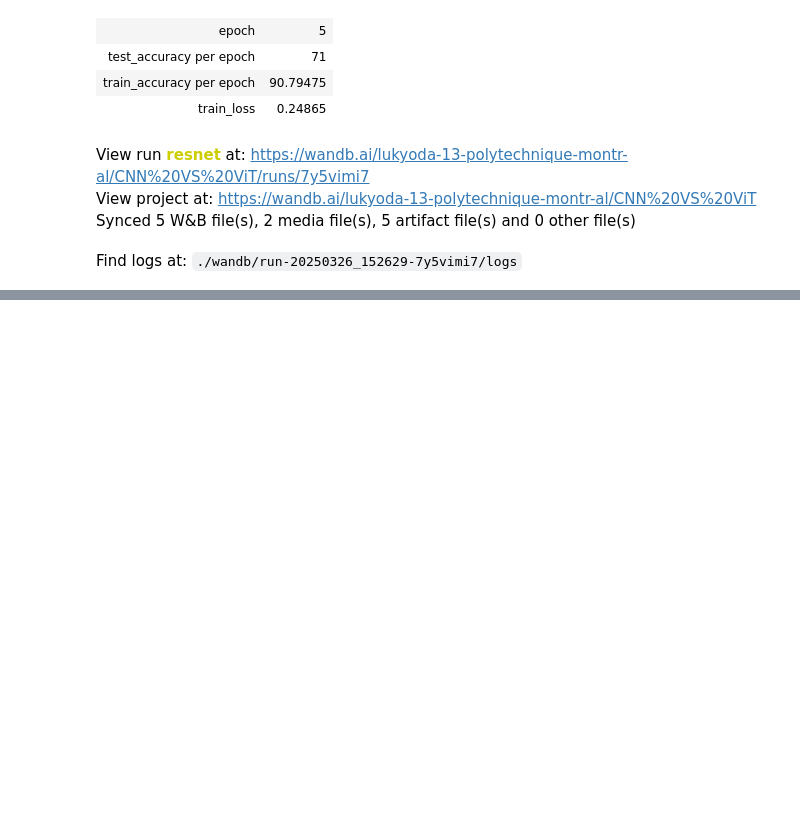
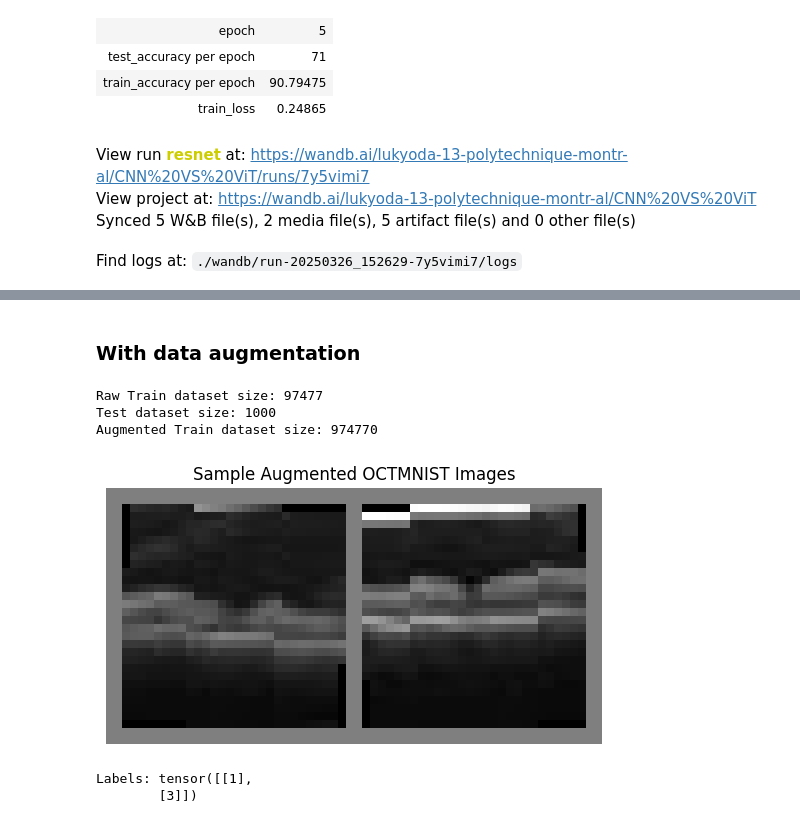
Before and after one commit to LucasColas/CNN-vs-ViT, a Jupyter notebook: ResNet.ipynb, the cells around one changed output, grey strips where cells are left out. Saved outputs shown, nothing was run; the diff lists cells and outputs as text; code cells hidden in the pictures; blank space fills up the shorter version.

```diff
--- a/ResNet.ipynb
+++ b/ResNet.ipynb
@@ -491,0 +523,67 @@ Find logs at: ./wandb/run-20250326_152629-7y5vimi7/logs
+# %% [markdown]
+### With data augmentation
+# %%
+# Download the OCTMNIST dataset without transforms to get raw PIL images.
+raw_train_dataset = OCTMNIST(split='train', transform=None, download=True)
+test_dataset  = OCTMNIST(split='test', transform=transforms.Compose([
+    transforms.ToTensor(),
+    transforms.Normalize(mean=[0.5], std=[0.5])
+]), download=True)
+
+print("Raw Train dataset size:", len(raw_train_dataset))
+print("Test dataset size:", len(test_dataset))
+
+# Define an augmentation transform.
+augmentation_transform = transforms.Compose([
+    transforms.RandomHorizontalFlip(),  # Random horizontal flip.
+    transforms.RandomRotation(10),        # Random rotation of +/- 10 degrees.
+    transforms.ToTensor(),
+    # Normalize for a single channel (grayscale)
+    transforms.Normalize(mean=[0.5], std=[0.5])
+])
+
+# Augment every image in the raw_train_dataset 10 times.
+augmented_images = []
+augmented_labels = []
+
+for i in range(len(raw_train_dataset)):
+    img, label = raw_train_dataset[i]
+    for _ in range(10):
+        aug_img = augmentation_transform(img)
+        augmented_images.append(aug_img)
+        augmented_labels.append(label)
+
+print("Augmented Train dataset size:", len(augmented_images))
+# Convert lists into a dataset.
+augmented_train_dataset = TensorDataset(
+    torch.stack(augmented_images),
+    torch.from_numpy(np.array(augmented_labels))
+)
+
+# Create data loaders.
+batch_size = 64
+train_loader = DataLoader(augmented_train_dataset, batch_size=batch_size, shuffle=True, num_workers=2)
+test_loader  = DataLoader(test_dataset, batch_size=batch_size, shuffle=False, num_workers=2)
+
+# (Optional) Visualize a few augmented training samples.
+def imshow(img, title=None):
+    img = img / 2 + 0.5  # unnormalize
+    npimg = img.numpy()
+    plt.imshow(np.transpose(npimg, (1, 2, 0)))
+    if title is not None:
+        plt.title(title)
+    plt.axis('off')
+    plt.show()
+
+# Display the first two images from the augmented training loader.
+dataiter = iter(train_loader)
+images, labels = next(dataiter)
+imshow(torchvision.utils.make_grid(images[:2]), title="Sample Augmented OCTMNIST Images")
+print("Labels:", labels[:2])
+# %% [output]
+Raw Train dataset size: 97477
+Test dataset size: 1000
+Augmented Train dataset size: 974770
+[figure, added]
+Labels: tensor([[1],
+        [3]])
```
Also changed, not shown: parts of 17 cells of this notebook.
